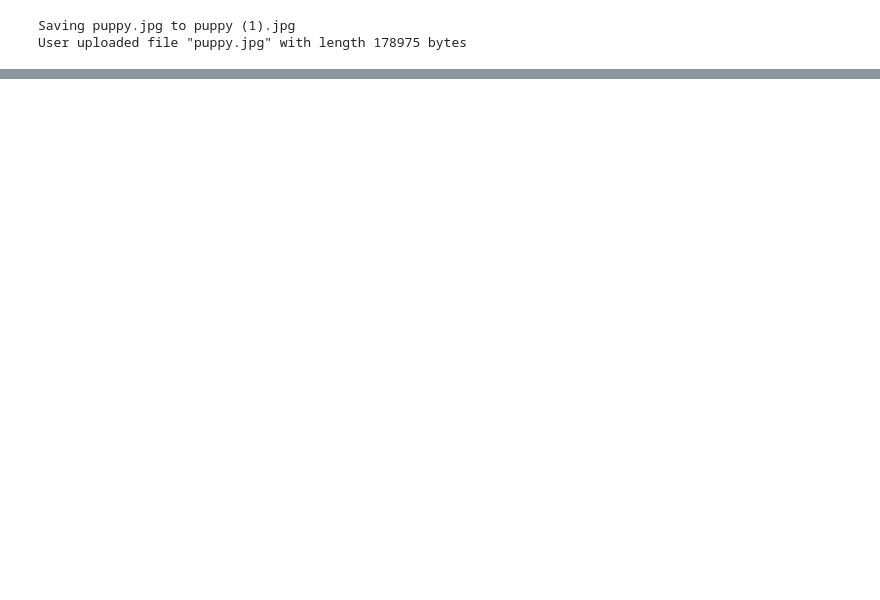
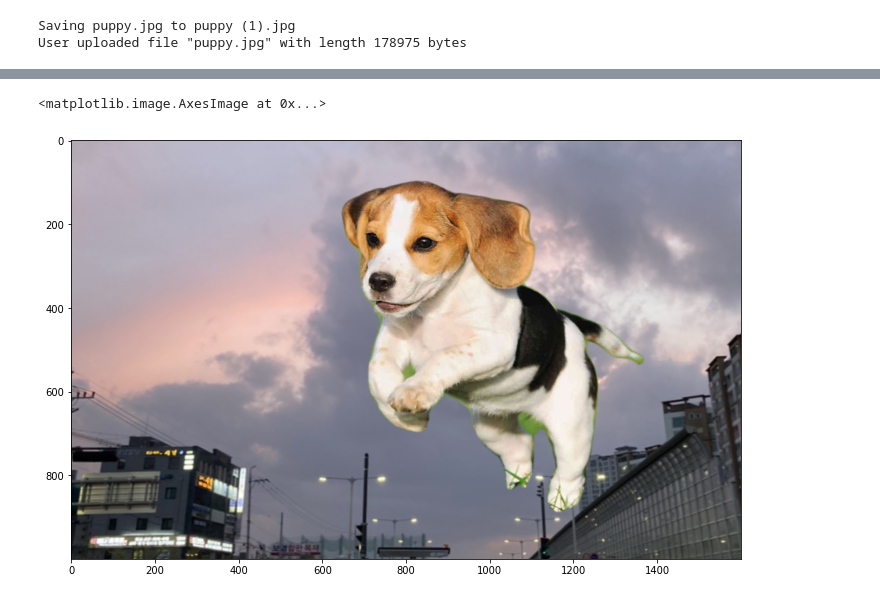
Before and after one commit to iamdami/ML_Practice, a Jupyter notebook: SemanticSegmentation/SemanticSegmentation.ipynb, the cells around one changed output, grey strips where cells are left out. Saved outputs shown, nothing was run; the diff lists cells and outputs as text; code cells hidden in the pictures; blank space fills up the shorter version.

```diff
--- a/SemanticSegmentation/SemanticSegmentation.ipynb
+++ b/SemanticSegmentation/SemanticSegmentation.ipynb
@@ -108,0 +176,11 @@ RuntimeError: ignored
+# %%
+
+result = cv2.add(foreground, background).astype(np.uint8)
+
+Image.fromarray(result).save('result.jpg')
+
+plt.figure(figsize=(12, 12))
+plt.imshow(result)
+# %% [output]
+<matplotlib.image.AxesImage at 0x...>
+[figure, added]
```
Also changed, not shown: parts of 15 cells of this notebook.
